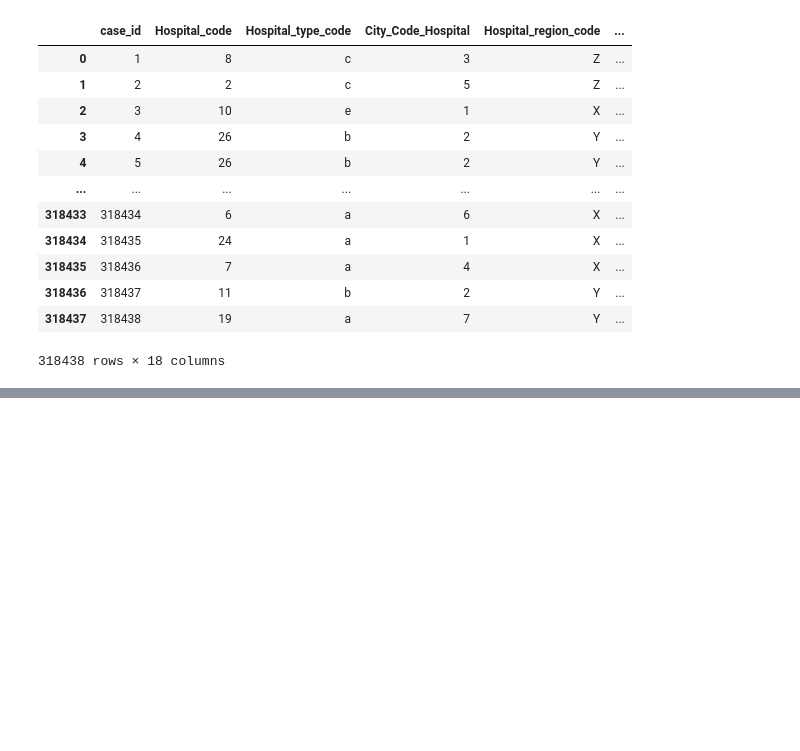
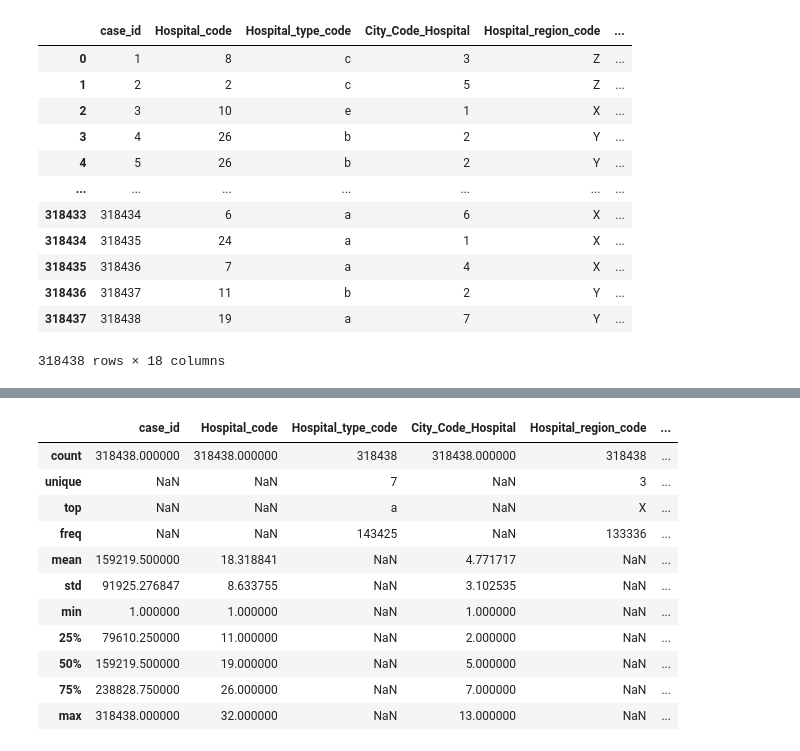
Before and after one commit to Geralberrio/Proyecto_Analitica, a Jupyter notebook: Hospitalizacion_regresion_logistica.ipynb, the cells around one changed output, grey strips where cells are left out. Cells and saved outputs as stored; diff of their text form; code cells hidden in the pictures; blank space fills up the shorter version.

```diff
--- a/Hospitalizacion_regresion_logistica.ipynb
+++ b/Hospitalizacion_regresion_logistica.ipynb
@@ -22,8 +22,8 @@ random_state=42
 # Preprocesamiento de datos
 # %%
 # Carguemos los datos:
-data = pd.read_csv('./Hospitalizacion_train_data.csv', header=0)
-data
+data_train = pd.read_csv('./Hospitalizacion_train_data.csv', header=0)
+data_train
 # %% [output]
 |  | case_id | Hospital_code | Hospital_type_code | City_Code_Hospital | Hospital_region_code | ... |
 | 0 | 1 | 8 | c | 3 | Z | ... |
@@ -40,0 +59,16 @@ data
+# %%
+# Veamos la descripción del dataset:
+data_train.describe(include='all')
+# %% [output]
+|  | case_id | Hospital_code | Hospital_type_code | City_Code_Hospital | Hospital_region_code | ... |
+| count | 318438.000000 | 318438.000000 | 318438 | 318438.000000 | 318438 | ... |
+| unique | NaN | NaN | 7 | NaN | 3 | ... |
+| top | NaN | NaN | a | NaN | X | ... |
+| freq | NaN | NaN | 143425 | NaN | 133336 | ... |
+| mean | 159219.500000 | 18.318841 | NaN | 4.771717 | NaN | ... |
+| std | 91925.276847 | 8.633755 | NaN | 3.102535 | NaN | ... |
+| min | 1.000000 | 1.000000 | NaN | 1.000000 | NaN | ... |
+| 25% | 79610.250000 | 11.000000 | NaN | 2.000000 | NaN | ... |
+| 50% | 159219.500000 | 19.000000 | NaN | 5.000000 | NaN | ... |
+| 75% | 238828.750000 | 26.000000 | NaN | 7.000000 | NaN | ... |
+| max | 318438.000000 | 32.000000 | NaN | 13.000000 | NaN | ... |
```
Also changed, not shown: parts of 20 cells of this notebook.
